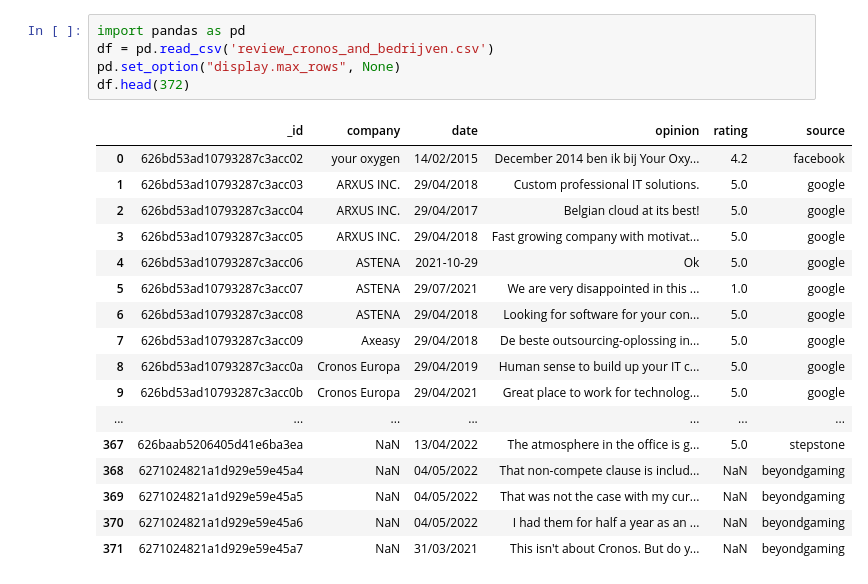
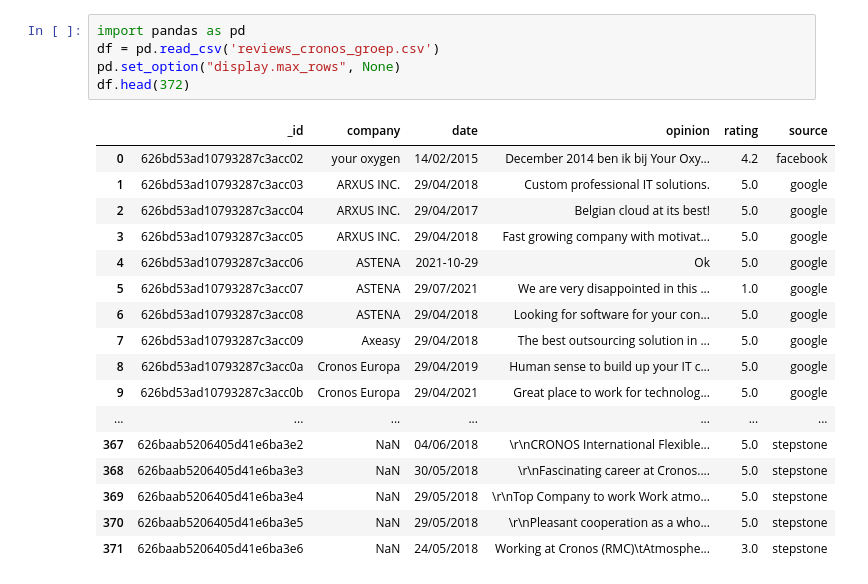
Before and after one commit to davidwong19/cronos-sentiment-analyse, a Jupyter notebook: sentiment_analyse.ipynb, the cells around one changed output. Drawn from its saved outputs; the diff is of its cells as text.

```diff
--- a/analyse copy.ipynb
+++ b/sentiment_analyse.ipynb
@@ -66,23 +51,23 @@ print(sentiment)
 # %%
 import pandas as pd
-df = pd.read_csv('review_cronos_and_bedrijven.csv')
+df = pd.read_csv('reviews_cronos_groep.csv')
 pd.set_option("display.max_rows", None)
 df.head(372)
 # %% [output]
 |  | _id | company | date | opinion | rating | source |
 | 0 | 626bd53ad10793287c3acc02 | your oxygen | 14/02/2015 | December 2014 ben ik bij Your Oxy... | 4.2 | facebook |
 | 1 | 626bd53ad10793287c3acc03 | ARXUS INC. | 29/04/2018 | Custom professional IT solutions. | 5.0 | google |
 | 2 | 626bd53ad10793287c3acc04 | ARXUS INC. | 29/04/2017 | Belgian cloud at its best! | 5.0 | google |
 | 3 | 626bd53ad10793287c3acc05 | ARXUS INC. | 29/04/2018 | Fast growing company with motivat... | 5.0 | google |
 | 4 | 626bd53ad10793287c3acc06 | ASTENA | 2021-10-29 | Ok | 5.0 | google |
 | 5 | 626bd53ad10793287c3acc07 | ASTENA | 29/07/2021 | We are very disappointed in this ... | 1.0 | google |
 | 6 | 626bd53ad10793287c3acc08 | ASTENA | 29/04/2018 | Looking for software for your con... | 5.0 | google |
-| 7 | 626bd53ad10793287c3acc09 | Axeasy | 29/04/2018 | De beste outsourcing-oplossing in... | 5.0 | google |
+| 7 | 626bd53ad10793287c3acc09 | Axeasy | 29/04/2018 | The best outsourcing solution in ... | 5.0 | google |
 | 8 | 626bd53ad10793287c3acc0a | Cronos Europa | 29/04/2019 | Human sense to build up your IT c... | 5.0 | google |
 | 9 | 626bd53ad10793287c3acc0b | Cronos Europa | 29/04/2021 | Great place to work for technolog... | 5.0 | google |
 | ... | ... | ... | ... | ... | ... | ... |
-| 367 | 626baab5206405d41e6ba3ea | NaN | 13/04/2022 | The atmosphere in the office is g... | 5.0 | stepstone |
-| 368 | 6271024821a1d929e59e45a4 | NaN | 04/05/2022 | That non-compete clause is includ... | NaN | beyondgaming |
-| 369 | 6271024821a1d929e59e45a5 | NaN | 04/05/2022 | That was not the case with my cur... | NaN | beyondgaming |
-| 370 | 6271024821a1d929e59e45a6 | NaN | 04/05/2022 | I had them for half a year as an ... | NaN | beyondgaming |
-| 371 | 6271024821a1d929e59e45a7 | NaN | 31/03/2021 | This isn't about Cronos. But do y... | NaN | beyondgaming |
+| 367 | 626baab5206405d41e6ba3e2 | NaN | 04/06/2018 | \r\nCRONOS International Flexible... | 5.0 | stepstone |
+| 368 | 626baab5206405d41e6ba3e3 | NaN | 30/05/2018 | \r\nFascinating career at Cronos.... | 5.0 | stepstone |
+| 369 | 626baab5206405d41e6ba3e4 | NaN | 29/05/2018 | \r\nTop Company to work Work atmo... | 5.0 | stepstone |
+| 370 | 626baab5206405d41e6ba3e5 | NaN | 29/05/2018 | \r\nPleasant cooperation as a who... | 5.0 | stepstone |
+| 371 | 626baab5206405d41e6ba3e6 | NaN | 24/05/2018 | Working at Cronos (RMC)\tAtmosphe... | 3.0 | stepstone |
```
Also changed, not shown: parts of 4 cells of this notebook.
